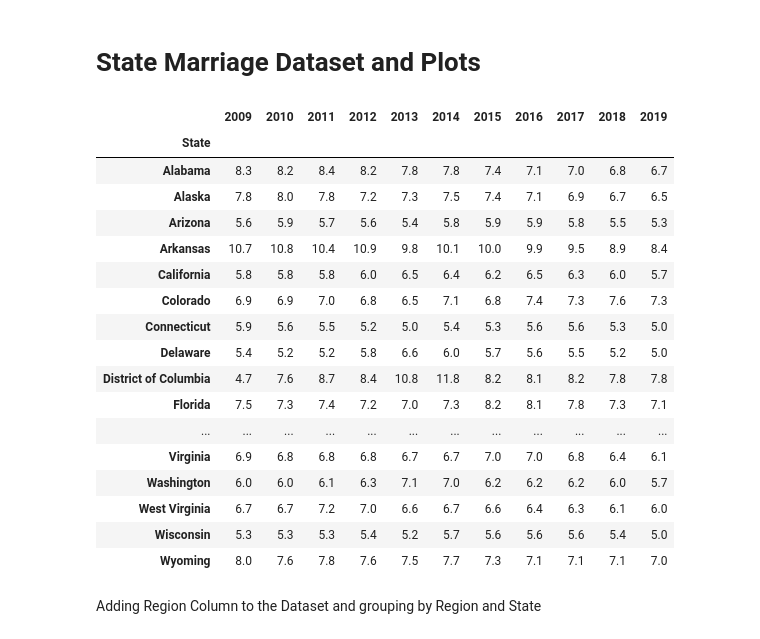
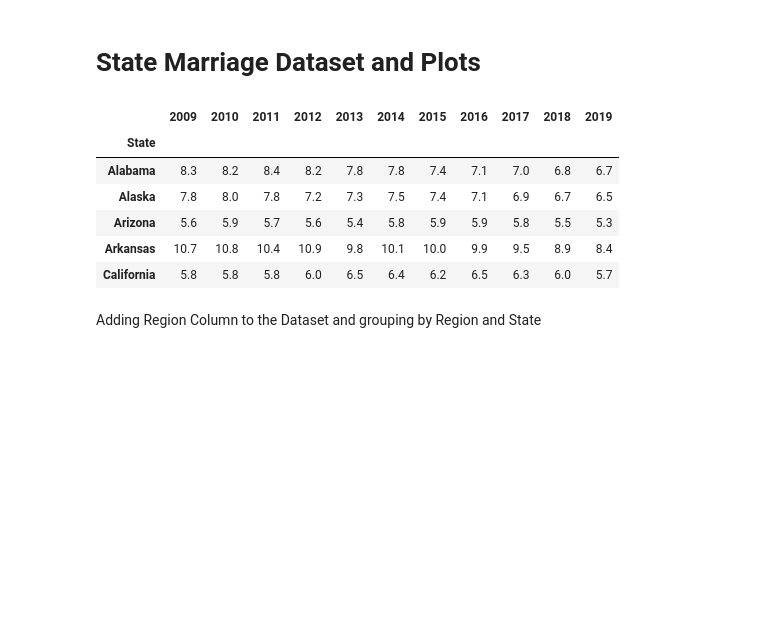
Before and after one commit to RyanWeigel32/Class_Project_Final, a Jupyter notebook: Project_One_Final.ipynb, the cells around one changed output. Cells and saved outputs as stored; diff of their text form; code cells hidden in the pictures; blank space fills up the shorter version.

```diff
--- a/Project_One_Final.ipynb
+++ b/Project_One_Final.ipynb
@@ -295,52 +296,48 @@ plt.show()
 # %% [markdown]
 # State Marriage Dataset and Plots
 # %%
+
+#Read in Marriage Rate Data
 marriage_state_data = pd.read_csv(r'Ryan Resources\state-marriage-rates-90-95-00-22.csv')
 
+#Iterate through columns and store any containing "Unnamed" in an instance variable
 delete_unnamed = [col for col in marriage_state_data if "Unnamed" in col]
 
+
+#Drop columns contained in the 'delete_unnamed' variable
 marriage_state_data = marriage_state_data.drop(columns=delete_unnamed)
 
 
 
 
-
+#Set index as 'State'
 marriage_state_data = marriage_state_data.set_index('State')
 
+#Rename "California 1" to "California 1" so that later it can be sorted into its proper region
 marriage_state_data = marriage_state_data.rename(index={"California 1": "California"})
 
 marriage_state_data
 
 
 
 
-
+#Reverse the order of the columns so that it procees chronologically from left to right in
+#the dataframe
 marriage_state_data = marriage_state_data[marriage_state_data.columns[::-1]]
 
+
+#Exclude any years before 2009 and after 2019
 marriage_state_data_cleaned = marriage_state_data.iloc[:,11:22]
 
-
-
-marriage_state_data_cleaned
+marriage_state_data_cleaned.head()
 # %% [output]
 |  | 2009 | 2010 | 2011 | 2012 | 2013 | 2014 | 2015 | 2016 | 2017 | 2018 | 2019 |
 | State |  |  |  |  |  |  |  |  |  |  |  |
 | Alabama | 8.3 | 8.2 | 8.4 | 8.2 | 7.8 | 7.8 | 7.4 | 7.1 | 7.0 | 6.8 | 6.7 |
 | Alaska | 7.8 | 8.0 | 7.8 | 7.2 | 7.3 | 7.5 | 7.4 | 7.1 | 6.9 | 6.7 | 6.5 |
 | Arizona | 5.6 | 5.9 | 5.7 | 5.6 | 5.4 | 5.8 | 5.9 | 5.9 | 5.8 | 5.5 | 5.3 |
 | Arkansas | 10.7 | 10.8 | 10.4 | 10.9 | 9.8 | 10.1 | 10.0 | 9.9 | 9.5 | 8.9 | 8.4 |
 | California | 5.8 | 5.8 | 5.8 | 6.0 | 6.5 | 6.4 | 6.2 | 6.5 | 6.3 | 6.0 | 5.7 |
-| Colorado | 6.9 | 6.9 | 7.0 | 6.8 | 6.5 | 7.1 | 6.8 | 7.4 | 7.3 | 7.6 | 7.3 |
-| Connecticut | 5.9 | 5.6 | 5.5 | 5.2 | 5.0 | 5.4 | 5.3 | 5.6 | 5.6 | 5.3 | 5.0 |
-| Delaware | 5.4 | 5.2 | 5.2 | 5.8 | 6.6 | 6.0 | 5.7 | 5.6 | 5.5 | 5.2 | 5.0 |
-| District of Columbia | 4.7 | 7.6 | 8.7 | 8.4 | 10.8 | 11.8 | 8.2 | 8.1 | 8.2 | 7.8 | 7.8 |
-| Florida | 7.5 | 7.3 | 7.4 | 7.2 | 7.0 | 7.3 | 8.2 | 8.1 | 7.8 | 7.3 | 7.1 |
-| ... | ... | ... | ... | ... | ... | ... | ... | ... | ... | ... | ... |
-| Virginia | 6.9 | 6.8 | 6.8 | 6.8 | 6.7 | 6.7 | 7.0 | 7.0 | 6.8 | 6.4 | 6.1 |
-| Washington | 6.0 | 6.0 | 6.1 | 6.3 | 7.1 | 7.0 | 6.2 | 6.2 | 6.2 | 6.0 | 5.7 |
-| West Virginia | 6.7 | 6.7 | 7.2 | 7.0 | 6.6 | 6.7 | 6.6 | 6.4 | 6.3 | 6.1 | 6.0 |
-| Wisconsin | 5.3 | 5.3 | 5.3 | 5.4 | 5.2 | 5.7 | 5.6 | 5.6 | 5.6 | 5.4 | 5.0 |
-| Wyoming | 8.0 | 7.6 | 7.8 | 7.6 | 7.5 | 7.7 | 7.3 | 7.1 | 7.1 | 7.1 | 7.0 |
 # %% [markdown]
 Adding Region Column to the Dataset and grouping by Region and State
 # %%
```
Also changed, not shown: parts of 32 cells of this notebook.
